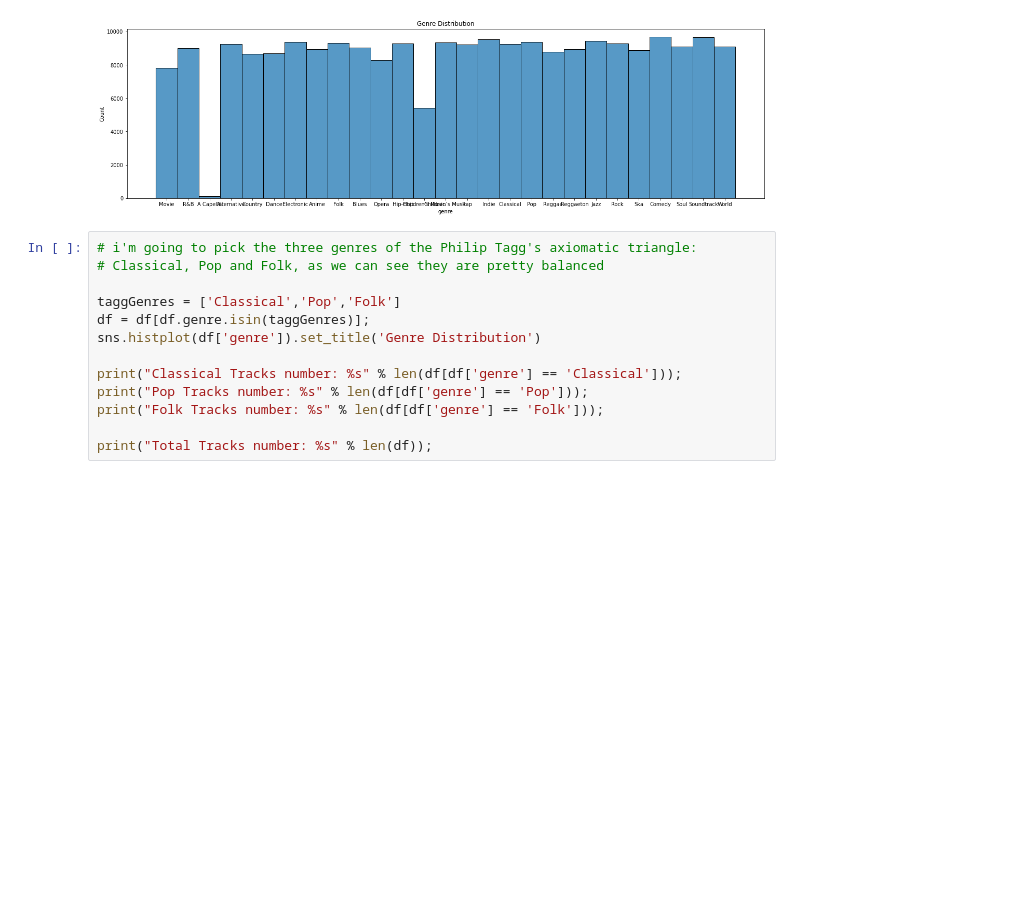
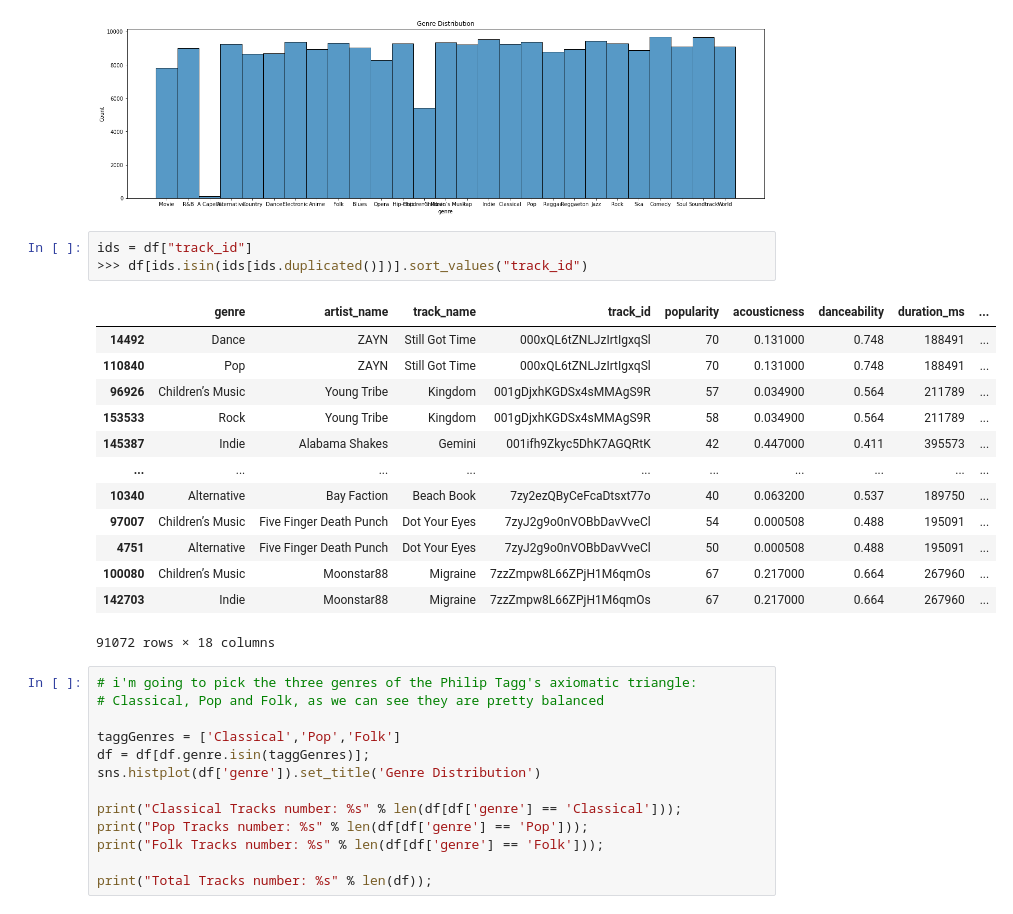
Before and after one commit to plspeziali/spotify-genre-predictor, a Jupyter notebook: spotify-genre-prediction-lr-mlp.ipynb, the cells around one changed output. Drawn from its saved outputs; the diff is of its cells as text; blank space fills up the shorter version.

```diff
--- a/spotify-genre-prediction-lr-mlp.ipynb
+++ b/spotify-genre-prediction-lr-mlp.ipynb
@@ -94,6 +191,23 @@ sns.histplot(df['genre']).set_title('Genre Distribution')
 # %% [output]
 Text(0.5, 1.0, 'Genre Distribution')
 [figure]
+# %%
+ids = df["track_id"]
+>>> df[ids.isin(ids[ids.duplicated()])].sort_values("track_id")
+# %% [output]
+|  | genre | artist_name | track_name | track_id | popularity | acousticness | danceability | duration_ms | ... |
+| 14492 | Dance | ZAYN | Still Got Time | 000xQL6tZNLJzIrtIgxqSl | 70 | 0.131000 | 0.748 | 188491 | ... |
+| 110840 | Pop | ZAYN | Still Got Time | 000xQL6tZNLJzIrtIgxqSl | 70 | 0.131000 | 0.748 | 188491 | ... |
+| 96926 | Children’s Music | Young Tribe | Kingdom | 001gDjxhKGDSx4sMMAgS9R | 57 | 0.034900 | 0.564 | 211789 | ... |
+| 153533 | Rock | Young Tribe | Kingdom | 001gDjxhKGDSx4sMMAgS9R | 58 | 0.034900 | 0.564 | 211789 | ... |
+| 145387 | Indie | Alabama Shakes | Gemini | 001ifh9Zkyc5DhK7AGQRtK | 42 | 0.447000 | 0.411 | 395573 | ... |
+| ... | ... | ... | ... | ... | ... | ... | ... | ... | ... |
+| 10340 | Alternative | Bay Faction | Beach Book | 7zy2ezQByCeFcaDtsxt77o | 40 | 0.063200 | 0.537 | 189750 | ... |
+| 97007 | Children’s Music | Five Finger Death Punch | Dot Your Eyes | 7zyJ2g9o0nVOBbDavVveCl | 54 | 0.000508 | 0.488 | 195091 | ... |
+| 4751 | Alternative | Five Finger Death Punch | Dot Your Eyes | 7zyJ2g9o0nVOBbDavVveCl | 50 | 0.000508 | 0.488 | 195091 | ... |
+| 100080 | Children’s Music | Moonstar88 | Migraine | 7zzZmpw8L66ZPjH1M6qmOs | 67 | 0.217000 | 0.664 | 267960 | ... |
+| 142703 | Indie | Moonstar88 | Migraine | 7zzZmpw8L66ZPjH1M6qmOs | 67 | 0.217000 | 0.664 | 267960 | ... |
+91072 rows × 18 columns
 # %%
 # i'm going to pick the three genres of the Philip Tagg's axiomatic triangle:
 # Classical, Pop and Folk, as we can see they are pretty balanced
```
Also changed, not shown: parts of 22 cells of this notebook.
